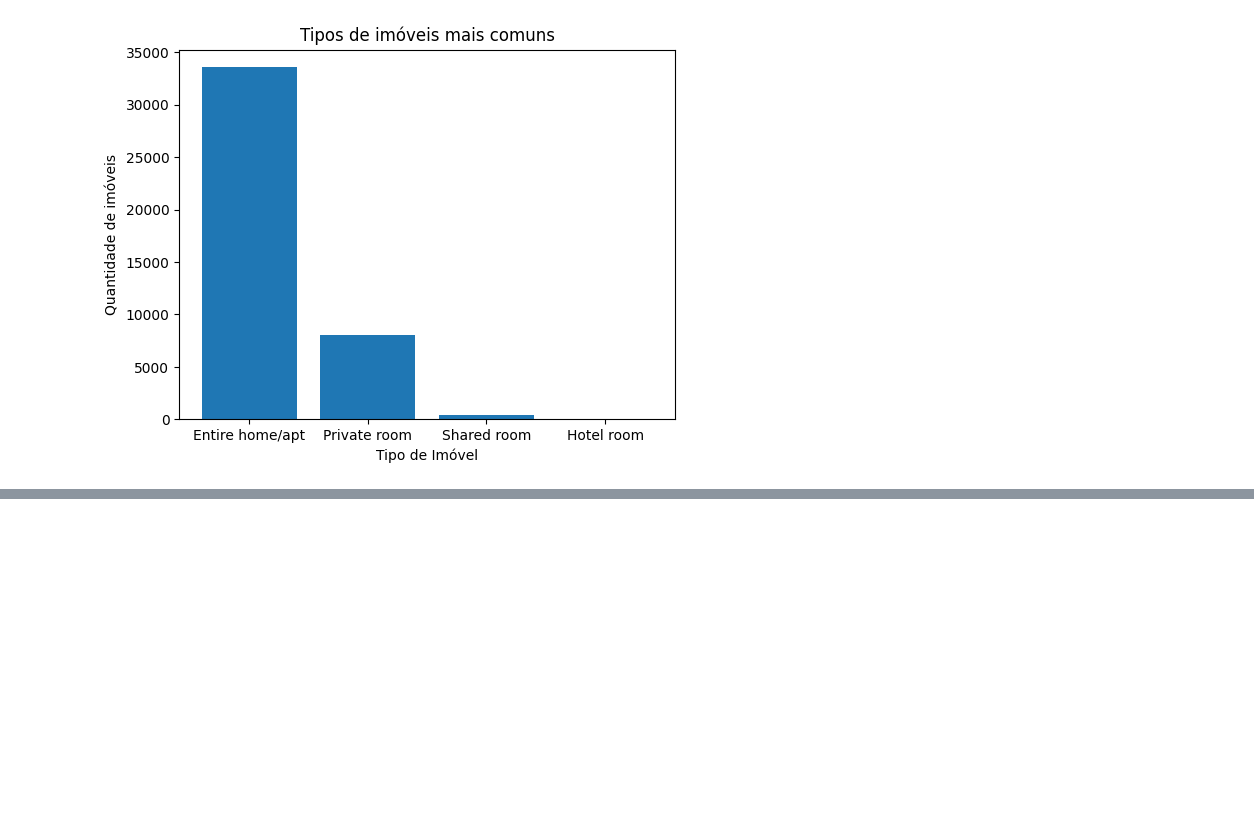
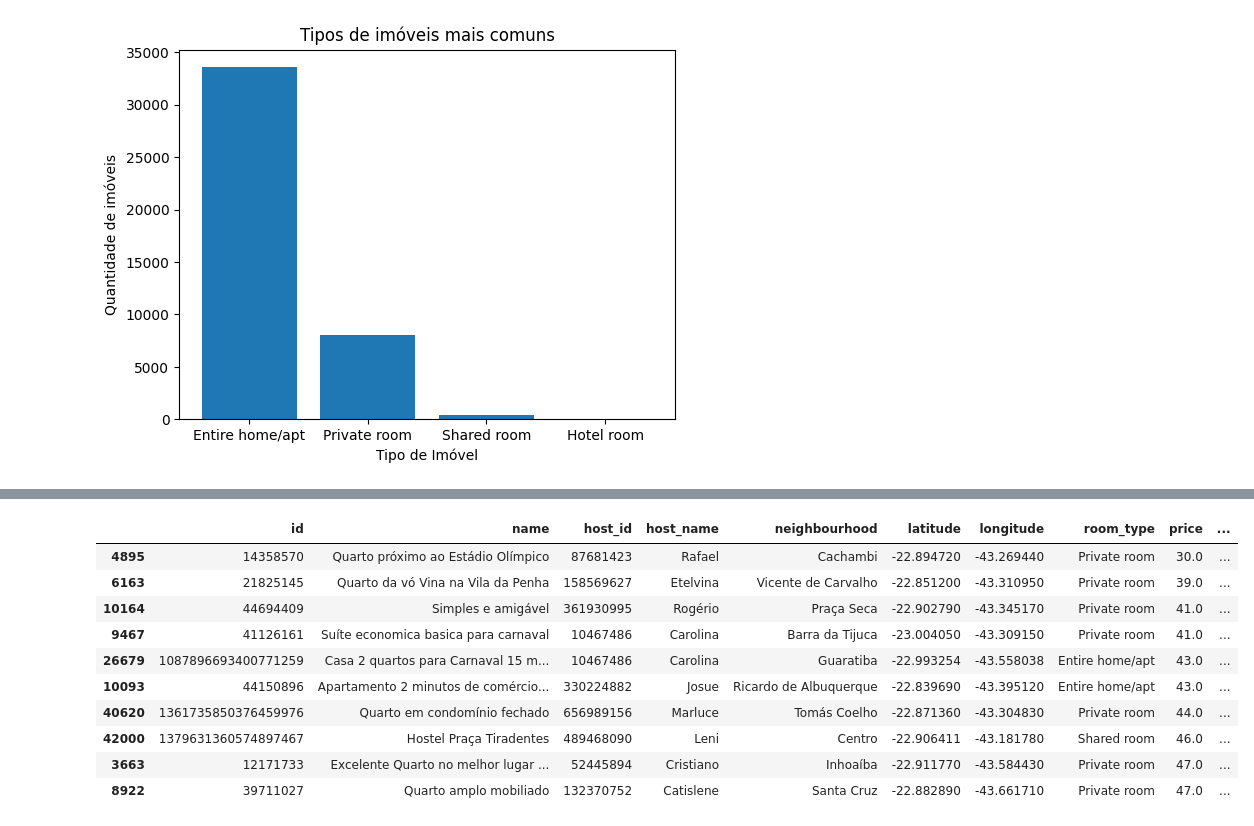
Before and after one commit to jailtonmonteiro/analise-airbnb, a Jupyter notebook: notebooks/1-limpeza-tratamento.ipynb, the cells around one changed output, grey strips where cells are left out. Drawn from its saved outputs; the diff is of its cells as text; code cells hidden in the pictures; blank space fills up the shorter version.

```diff
--- a/notebooks/1-limpeza-tratamento.ipynb
+++ b/notebooks/1-limpeza-tratamento.ipynb
@@ -193,0 +204,14 @@ df.loc[df['price'] > 5000]
+# %%
+MenorPreco
+# %% [output]
+|  | id | name | host_id | host_name | neighbourhood | latitude | longitude | room_type | price | ... |
+| 4895 | 14358570 | Quarto próximo ao Estádio Olímpico | 87681423 | Rafael | Cachambi | -22.894720 | -43.269440 | Private room | 30.0 | ... |
+| 6163 | 21825145 | Quarto da vó Vina na Vila da Penha | 158569627 | Etelvina | Vicente de Carvalho | -22.851200 | -43.310950 | Private room | 39.0 | ... |
+| 10164 | 44694409 | Simples e amigável | 361930995 | Rogério | Praça Seca | -22.902790 | -43.345170 | Private room | 41.0 | ... |
+| 9467 | 41126161 | Suíte economica basica para carnaval | 10467486 | Carolina | Barra da Tijuca | -23.004050 | -43.309150 | Private room | 41.0 | ... |
+| 26679 | 1087896693400771259 | Casa 2 quartos para Carnaval 15 m... | 10467486 | Carolina | Guaratiba | -22.993254 | -43.558038 | Entire home/apt | 43.0 | ... |
+| 10093 | 44150896 | Apartamento 2 minutos de comércio... | 330224882 | Josue | Ricardo de Albuquerque | -22.839690 | -43.395120 | Entire home/apt | 43.0 | ... |
+| 40620 | 1361735850376459976 | Quarto em condomínio fechado | 656989156 | Marluce | Tomás Coelho | -22.871360 | -43.304830 | Private room | 44.0 | ... |
+| 42000 | 1379631360574897467 | Hostel Praça Tiradentes | 489468090 | Leni | Centro | -22.906411 | -43.181780 | Shared room | 46.0 | ... |
+| 3663 | 12171733 | Excelente Quarto no melhor lugar ... | 52445894 | Cristiano | Inhoaíba | -22.911770 | -43.584430 | Private room | 47.0 | ... |
+| 8922 | 39711027 | Quarto amplo mobiliado | 132370752 | Catislene | Santa Cruz | -22.882890 | -43.661710 | Private room | 47.0 | ... |
```
Also changed, not shown: parts of 4 cells of this notebook, 3 other files.
